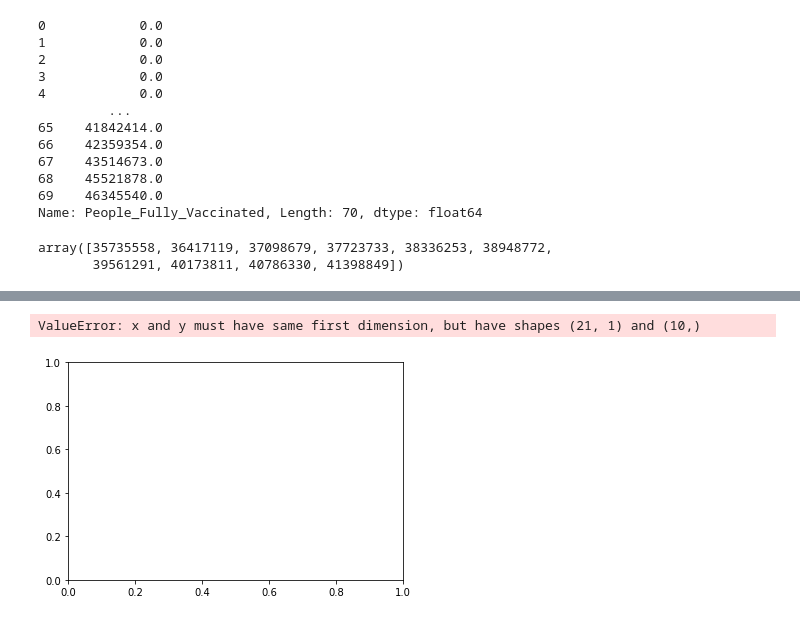
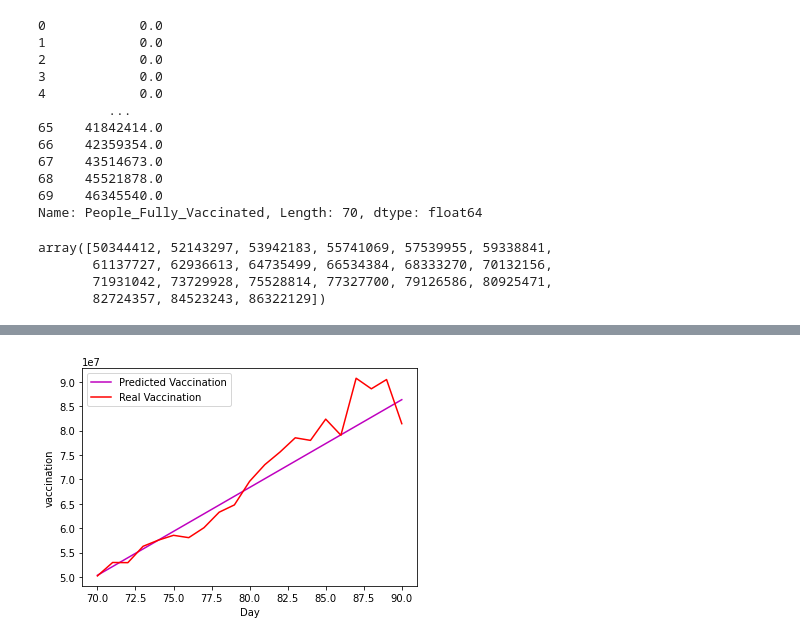
Before and after one commit to yanliang789/covid_19_trend, a Jupyter notebook: main.ipynb, the cells around one changed output, grey strips where cells are left out. Cells and saved outputs as stored; diff of their text form; code cells hidden in the pictures.

Commit message:
finish training the NN model.

```diff
--- a/main.ipynb
+++ b/main.ipynb
@@ -103,12 +93,14 @@ neural_net_model.train(x, y_v_train, model_config["model"])
 beginning_day=len(x)
 limit=10
 next_days_x = np.array(range(beginning_day, beginning_day + limit)).reshape(-1, 1)
-y_v_pred = neural_net_model.get_predictions(next_days_x)
+y_v_pred = neural_net_model.get_predictions(x_pred)
 # %%
 y_v_pred
 # %% [output]
-array([35735558, 36417119, 37098679, 37723733, 38336253, 38948772,
-       39561291, 40173811, 40786330, 41398849])
+array([50344412, 52143297, 53942183, 55741069, 57539955, 59338841,
+       61137727, 62936613, 64735499, 66534384, 68333270, 70132156,
+       71931042, 73729928, 75528814, 77327700, 79126586, 80925471,
+       82724357, 84523243, 86322129])
 # %%
 df_y = pd.read_csv('02_28_to_03_20_vaccination.csv')
 y_v_test = df_y.iloc[:,-1]
@@ -134,13 +126,12 @@ Name: People_Fully_Vaccinated, dtype: float64
 # %%
 import matplotlib.pyplot as plt
 # %%
-plt.plot(x_pred, y_v_pred, color='m', label="predicted vaccination")
-plt.plot(x_pred,y_v_test,color='r', label="predicted confirmed cases")
+plt.plot(x_pred, y_v_pred, color='m', label="Predicted Vaccination")
+plt.plot(x_pred,y_v_test,color='r', label="Real Vaccination")
 #plt.title("Amount of " + model_name + " in each day")
 plt.legend()
 plt.xlabel("Day")
 plt.ylabel("vaccination")
 plt.show()
 # %% [output]
-ValueError: x and y must have same first dimension, but have shapes (21, 1) and (10,)
-[figure, old version]
+[figure, new version]
```
Also changed, not shown: parts of 13 cells of this notebook, 1 other file.
